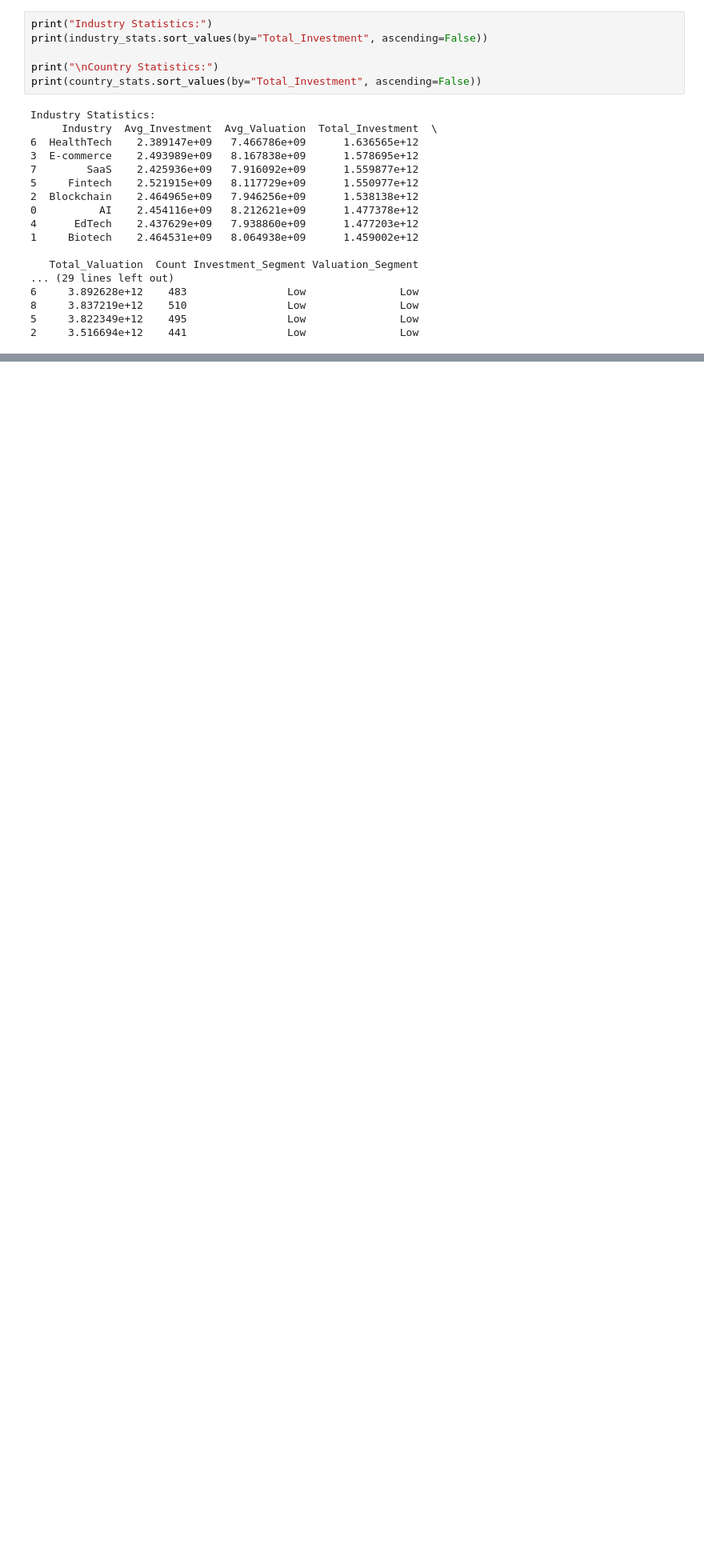
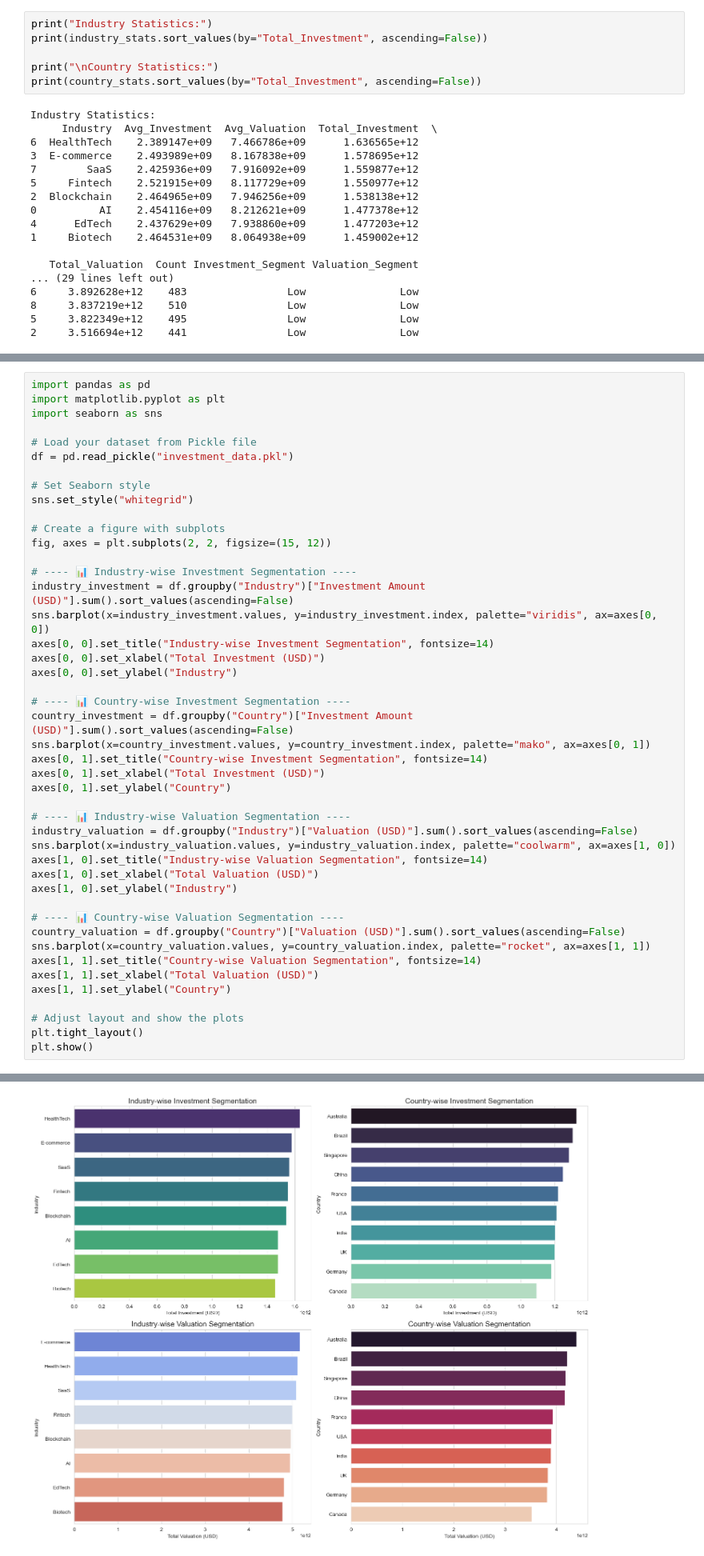
Before and after one commit to SheryllD/Project_Investment_Analysis, a Jupyter notebook: cleaningdata.ipynb, the cells around one changed output, grey strips where cells are left out. Shown: that part at 80% size. Cells and saved outputs as stored; diff of their text form; blank space fills up the shorter version.

Commit message:
final-with-graph

```diff
--- a/cleaningdata.ipynb
+++ b/cleaningdata.ipynb
@@ -329,0 +385,46 @@ Industry Statistics:
+# %%
+import pandas as pd
+import matplotlib.pyplot as plt
+import seaborn as sns
+
+# Load your dataset from Pickle file
+df = pd.read_pickle("investment_data.pkl")
+
+# Set Seaborn style
+sns.set_style("whitegrid")
+
+# Create a figure with subplots
+fig, axes = plt.subplots(2, 2, figsize=(15, 12))
+
+# ---- 📊 Industry-wise Investment Segmentation ----
+industry_investment = df.groupby("Industry")["Investment Amount (USD)"].sum().sort_values(ascending=False)
+sns.barplot(x=industry_investment.values, y=industry_investment.index, palette="viridis", ax=axes[0, 0])
+axes[0, 0].set_title("Industry-wise Investment Segmentation", fontsize=14)
+axes[0, 0].set_xlabel("Total Investment (USD)")
+axes[0, 0].set_ylabel("Industry")
+
+# ---- 📊 Country-wise Investment Segmentation ----
+country_investment = df.groupby("Country")["Investment Amount (USD)"].sum().sort_values(ascending=False)
+sns.barplot(x=country_investment.values, y=country_investment.index, palette="mako", ax=axes[0, 1])
+axes[0, 1].set_title("Country-wise Investment Segmentation", fontsize=14)
+axes[0, 1].set_xlabel("Total Investment (USD)")
+axes[0, 1].set_ylabel("Country")
+
+# ---- 📊 Industry-wise Valuation Segmentation ----
+industry_valuation = df.groupby("Industry")["Valuation (USD)"].sum().sort_values(ascending=False)
+sns.barplot(x=industry_valuation.values, y=industry_valuation.index, palette="coolwarm", ax=axes[1, 0])
+axes[1, 0].set_title("Industry-wise Valuation Segmentation", fontsize=14)
+axes[1, 0].set_xlabel("Total Valuation (USD)")
+axes[1, 0].set_ylabel("Industry")
+
+# ---- 📊 Country-wise Valuation Segmentation ----
+country_valuation = df.groupby("Country")["Valuation (USD)"].sum().sort_values(ascending=False)
+sns.barplot(x=country_valuation.values, y=country_valuation.index, palette="rocket", ax=axes[1, 1])
+axes[1, 1].set_title("Country-wise Valuation Segmentation", fontsize=14)
+axes[1, 1].set_xlabel("Total Valuation (USD)")
+axes[1, 1].set_ylabel("Country")
+
+# Adjust layout and show the plots
+plt.tight_layout()
+plt.show()
+# %% [output]
@@ -329,0 +446 @@ Industry Statistics:
+[figure, added]
```
Also changed, not shown: parts of 7 cells of this notebook, 1 other file.
